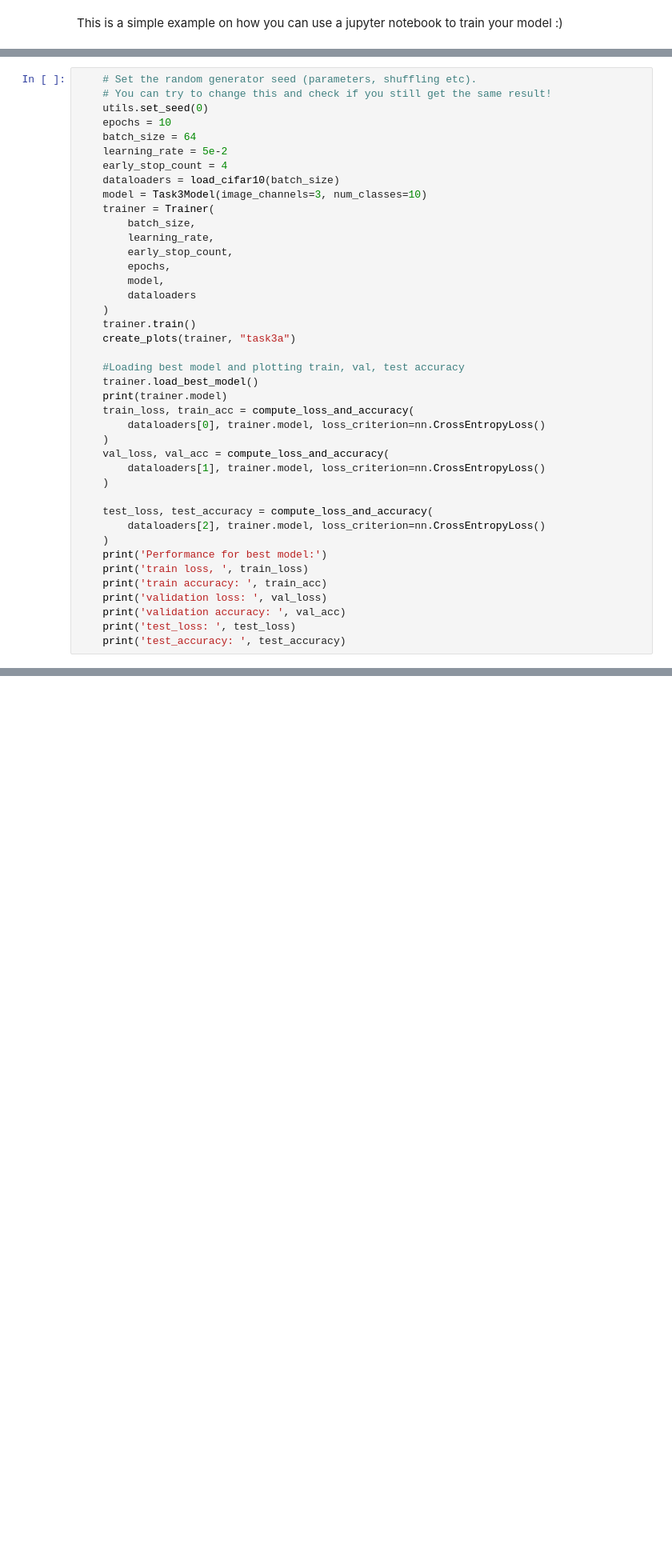
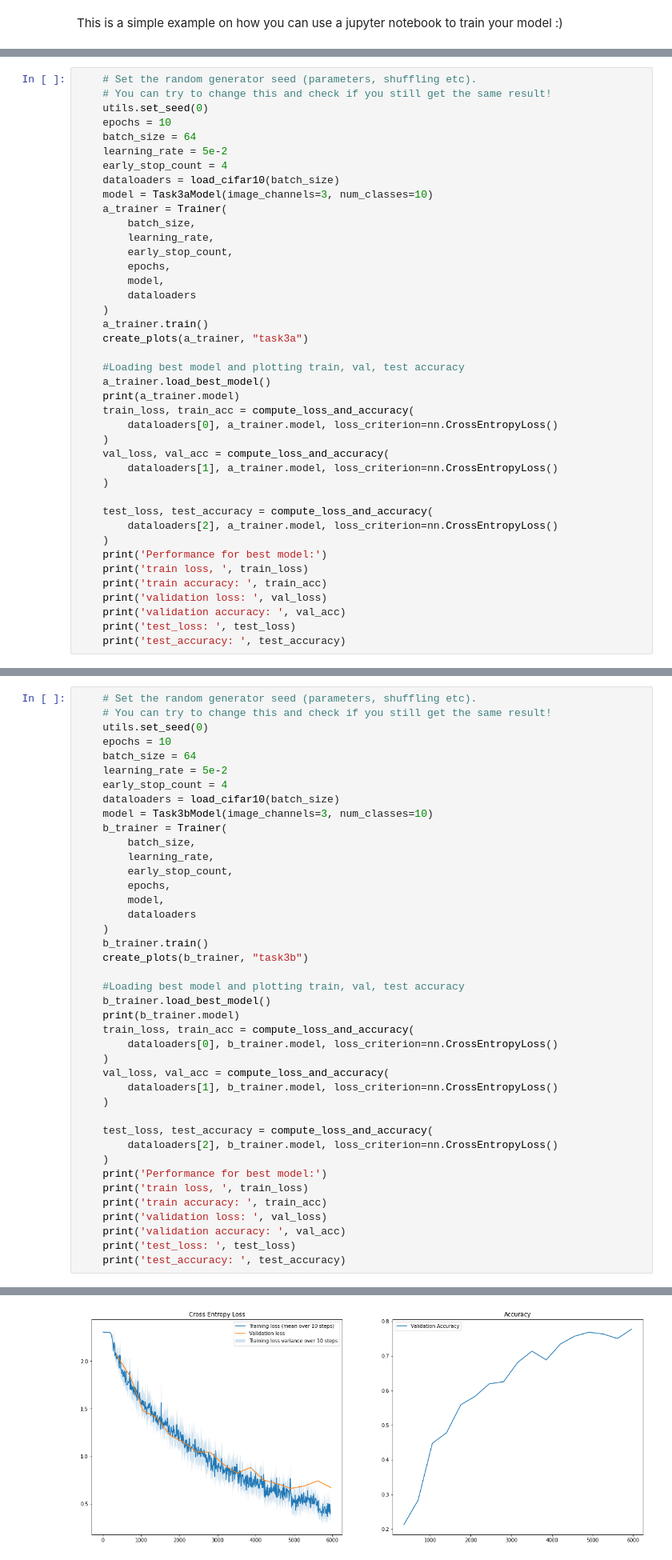
Before and after one commit to martahal/Computer-Vision-and-Deep-Learning, a Jupyter notebook: assignment3/task3_train.ipynb, the cells around one changed output, grey strips where cells are left out. Shown: that part at 80% size. Cells and saved outputs as stored; diff of their text form; blank space fills up the shorter version.

Commit message:
created plot for learning comparison

```diff
--- a/assignment3/task3_train.ipynb
+++ b/assignment3/task3_train.ipynb
@@ -136,8 +136,8 @@ class Task3aModel(nn.Module):
     learning_rate = 5e-2
     early_stop_count = 4
     dataloaders = load_cifar10(batch_size)
-    model = Task3Model(image_channels=3, num_classes=10)
-    trainer = Trainer(
+    model = Task3aModel(image_channels=3, num_classes=10)
+    a_trainer = Trainer(
         batch_size,
         learning_rate,
         early_stop_count,
@@ -145,21 +145,21 @@ class Task3aModel(nn.Module):
         model,
         dataloaders
     )
-    trainer.train()
-    create_plots(trainer, "task3a")
+    a_trainer.train()
+    create_plots(a_trainer, "task3a")
 
     #Loading best model and plotting train, val, test accuracy
-    trainer.load_best_model()
-    print(trainer.model)
+    a_trainer.load_best_model()
+    print(a_trainer.model)
     train_loss, train_acc = compute_loss_and_accuracy(
-        dataloaders[0], trainer.model, loss_criterion=nn.CrossEntropyLoss()
+        dataloaders[0], a_trainer.model, loss_criterion=nn.CrossEntropyLoss()
     )
     val_loss, val_acc = compute_loss_and_accuracy(
-        dataloaders[1], trainer.model, loss_criterion=nn.CrossEntropyLoss()
+        dataloaders[1], a_trainer.model, loss_criterion=nn.CrossEntropyLoss()
     )
 
     test_loss, test_accuracy = compute_loss_and_accuracy(
-        dataloaders[2], trainer.model, loss_criterion=nn.CrossEntropyLoss()
+        dataloaders[2], a_trainer.model, loss_criterion=nn.CrossEntropyLoss()
     )
     print('Performance for best model:')
     print('train loss, ', train_loss)
@@ -206,0 +326,42 @@ test_accuracy:  0.7653
+# %%
+    # Set the random generator seed (parameters, shuffling etc).
+    # You can try to change this and check if you still get the same result!
+    utils.set_seed(0)
+    epochs = 10
+    batch_size = 64
+    learning_rate = 5e-2
+    early_stop_count = 4
+    dataloaders = load_cifar10(batch_size)
+    model = Task3bModel(image_channels=3, num_classes=10)
+    b_trainer = Trainer(
+        batch_size,
+        learning_rate,
+        early_stop_count,
+        epochs,
+        model,
+        dataloaders
+    )
+    b_trainer.train()
+    create_plots(b_trainer, "task3b")
+
+    #Loading best model and plotting train, val, test accuracy
+    b_trainer.load_best_model()
+    print(b_trainer.model)
+    train_loss, train_acc = compute_loss_and_accuracy(
+        dataloaders[0], b_trainer.model, loss_criterion=nn.CrossEntropyLoss()
+    )
+    val_loss, val_acc = compute_loss_and_accuracy(
+        dataloaders[1], b_trainer.model, loss_criterion=nn.CrossEntropyLoss()
+    )
+
+    test_loss, test_accuracy = compute_loss_and_accuracy(
+        dataloaders[2], b_trainer.model, loss_criterion=nn.CrossEntropyLoss()
+    )
+    print('Performance for best model:')
+    print('train loss, ', train_loss)
+    print('train accuracy: ', train_acc)
+    print('validation loss: ', val_loss)
+    print('validation accuracy: ', val_acc)
+    print('test_loss: ', test_loss)
+    print('test_accuracy: ', test_accuracy)
+# %% [output]
@@ -206,0 +385 @@ test_accuracy:  0.7653
+[figure, added]
```
Also changed, not shown: parts of 6 cells of this notebook, 8 other files.
